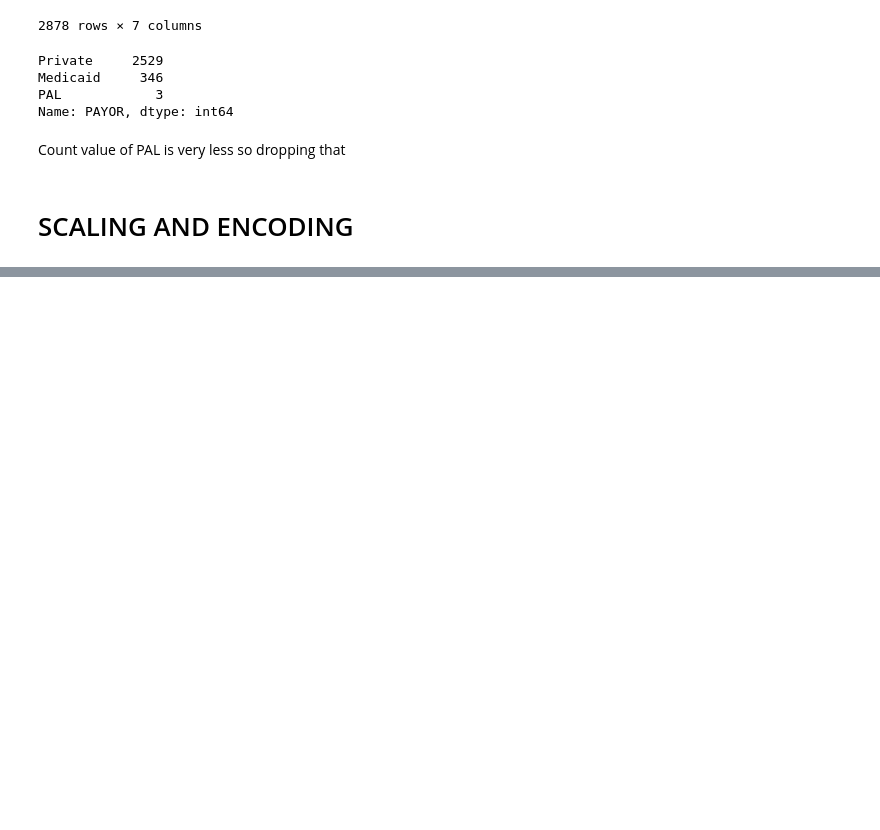
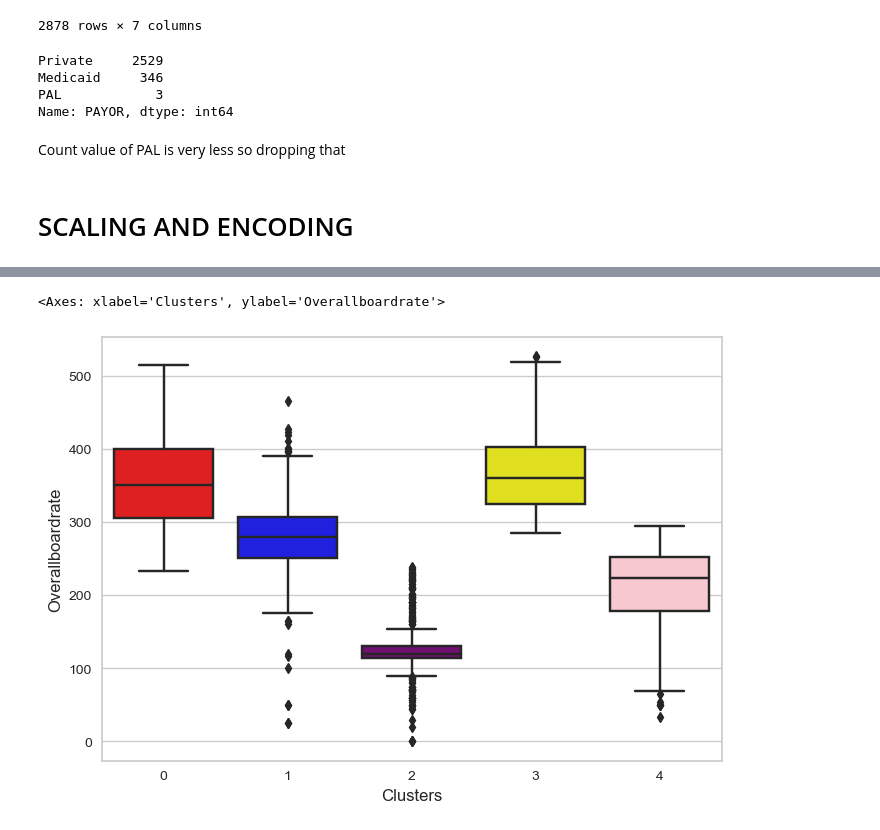
Before and after one commit to iamshubhs/Customer-Segemntation, a Jupyter notebook: KMeans Clustering.ipynb, the cells around one changed output, grey strips where cells are left out. Cells and saved outputs as stored; diff of their text form; code cells hidden in the pictures; blank space fills up the shorter version.

```diff
--- a/KMeans Clustering.ipynb
+++ b/KMeans Clustering.ipynb
@@ -476,0 +617,5 @@ scaled_df
+# %%
+sns.boxplot(data=unit_Res,y='Overallboardrate',x='Clusters',palette=custom_colors)
+# %% [output]
+<Axes: xlabel='Clusters', ylabel='Overallboardrate'>
+[figure, added]
```
Also changed, not shown: parts of 94 cells of this notebook.
